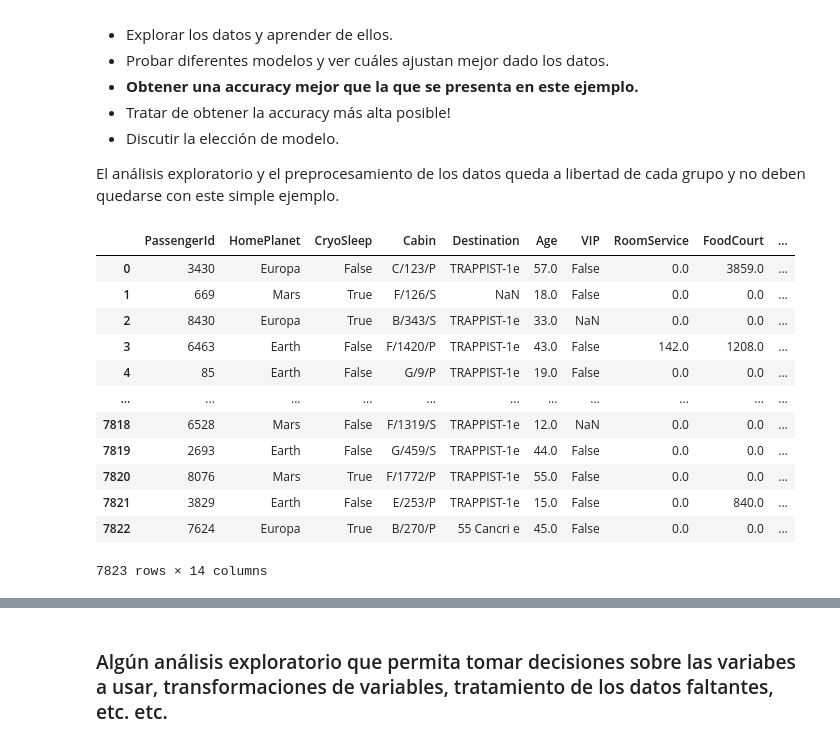
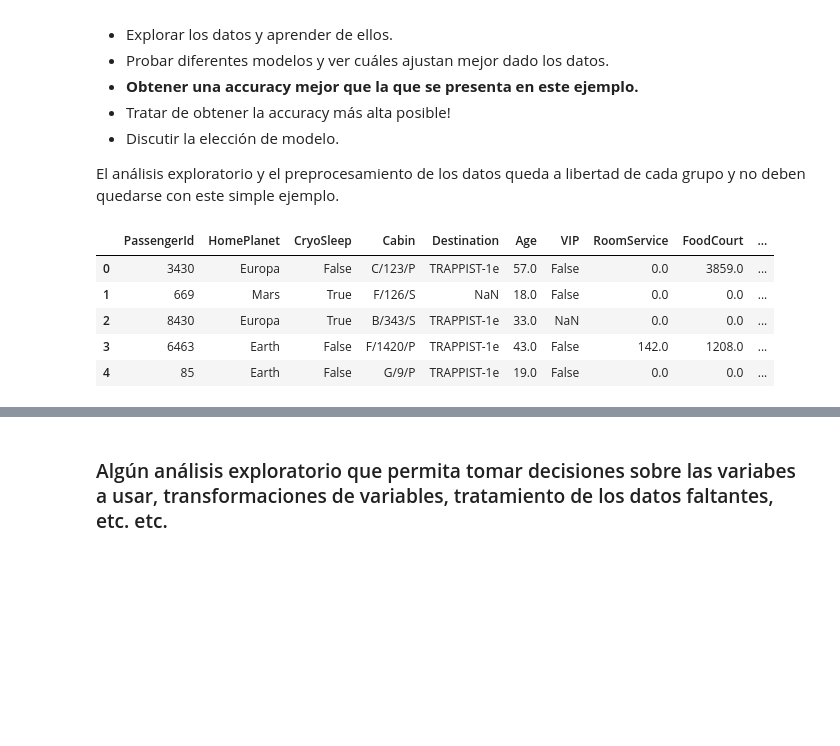
Before and after one commit to AlejandroGuedez/Equipo-23-de-Diplomado-data-scientist, a Jupyter notebook: Práctico_Aprendizaje_supervisado/baseline.ipynb, the cells around one changed output, grey strips where cells are left out. Drawn from its saved outputs; the diff is of its cells as text; code cells hidden in the pictures; blank space fills up the shorter version.

```diff
--- a/Práctico_Aprendizaje_supervisado/baseline.ipynb
+++ b/Práctico_Aprendizaje_supervisado/baseline.ipynb
@@ -26,20 +33,13 @@ from sklearn.tree import DecisionTreeClassifier
 # %%
 df = pd.read_csv('train.csv')
-df
+df[:5]
 # %% [output]
 |  | PassengerId | HomePlanet | CryoSleep | Cabin | Destination | Age | VIP | RoomService | FoodCourt | ... |
 | 0 | 3430 | Europa | False | C/123/P | TRAPPIST-1e | 57.0 | False | 0.0 | 3859.0 | ... |
 | 1 | 669 | Mars | True | F/126/S | NaN | 18.0 | False | 0.0 | 0.0 | ... |
 | 2 | 8430 | Europa | True | B/343/S | TRAPPIST-1e | 33.0 | NaN | 0.0 | 0.0 | ... |
 | 3 | 6463 | Earth | False | F/1420/P | TRAPPIST-1e | 43.0 | False | 142.0 | 1208.0 | ... |
 | 4 | 85 | Earth | False | G/9/P | TRAPPIST-1e | 19.0 | False | 0.0 | 0.0 | ... |
-| ... | ... | ... | ... | ... | ... | ... | ... | ... | ... | ... |
-| 7818 | 6528 | Mars | False | F/1319/S | TRAPPIST-1e | 12.0 | NaN | 0.0 | 0.0 | ... |
-| 7819 | 2693 | Earth | False | G/459/S | TRAPPIST-1e | 44.0 | False | 0.0 | 0.0 | ... |
-| 7820 | 8076 | Mars | True | F/1772/P | TRAPPIST-1e | 55.0 | False | 0.0 | 0.0 | ... |
-| 7821 | 3829 | Earth | False | E/253/P | TRAPPIST-1e | 15.0 | False | 0.0 | 840.0 | ... |
-| 7822 | 7624 | Europa | True | B/270/P | 55 Cancri e | 45.0 | False | 0.0 | 0.0 | ... |
-7823 rows × 14 columns
 # %%
 def status(data):
 
```
Also changed, not shown: parts of 45 cells of this notebook, 2 other files.
